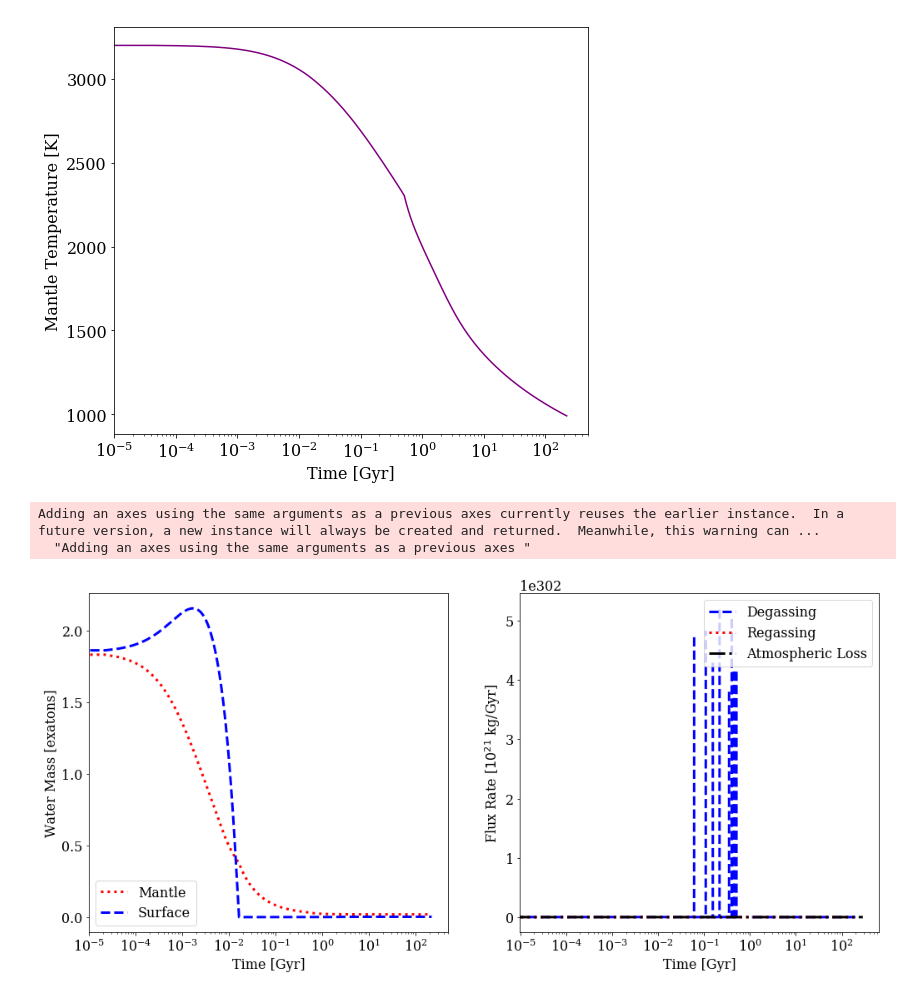
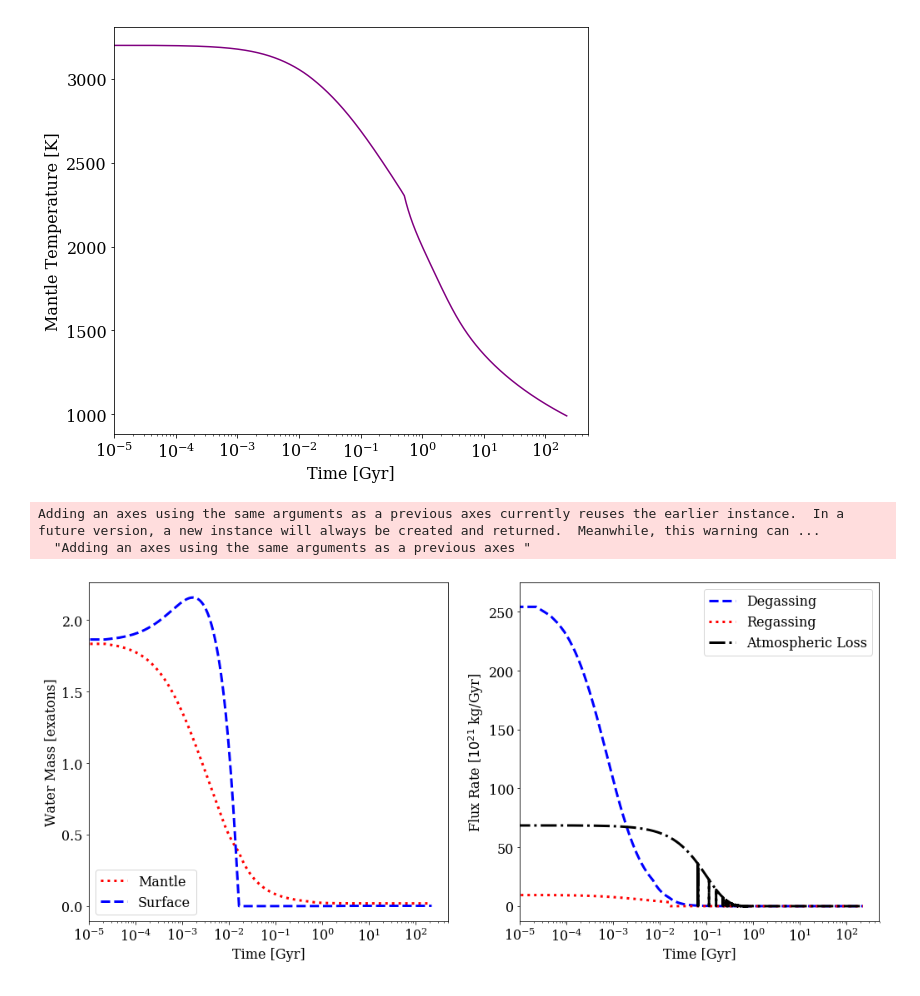
Before and after one commit to KeavinMoore/VolatileEscape-Proof-of-Concept-Model, a Jupyter notebook: Recoded_Scipy_Cycling_Loss_Models.ipynb, the cells around one changed output. Drawn from its saved outputs; the diff is of its cells as text; code cells hidden in the pictures.

```diff
--- a/Recoded_Scipy_Cycling_Loss_Models.ipynb
+++ b/Recoded_Scipy_Cycling_Loss_Models.ipynb
@@ -750,7 +734,7 @@ def f_delta_x_SS(t_twid, temp_twid, x_twid, s_twid, M, params1, params2, params3
                 return (1./Pitwid_max(temp_twid, x_twid, s_twid,M,params1,params2,params3,params4))*(f_wtwid_eff**beta)*((temp_twid-T_stwid)**(beta-1.))*np.exp((-beta/T_mtwid)*((1./temp_twid)-1.)) - \
                     (f_wtwid_eff**(2.*beta))*((temp_twid-T_stwid)**(2.*beta))*np.exp((-2.*beta/T_mtwid)*\
                     ((1./temp_twid)-1.))*x_twid*((temp_twid-T_soltwid+(lambdatwid*(x_twid**gamma)))**theta)
-            elif s_twid < 0:
+            elif s_twid <= 0:
                 return 0. - (f_wtwid_eff**(2.*beta))*((temp_twid-T_stwid)**(2.*beta))*np.exp((-2.*beta/T_mtwid)*\
                     ((1./temp_twid)-1.))*x_twid*((temp_twid-T_soltwid+(lambdatwid*(x_twid**gamma)))**theta)
 
@@ -761,7 +745,7 @@ def f_delta_x_SS(t_twid, temp_twid, x_twid, s_twid, M, params1, params2, params3
                 return (1./Pitwid(M,params1,params2,params3,params4))*(f_wtwid_eff**beta)*((temp_twid-T_stwid)**(beta-1.))*np.exp((-beta/T_mtwid)*((1./temp_twid)-1.)) - 0.
             elif hydr_lhs > hydr_rhs and s_twid > 0.:
                 return (1./Pitwid_max(temp_twid, x_twid, s_twid,M,params1,params2,params3,params4))*(f_wtwid_eff**beta)*((temp_twid-T_stwid)**(beta-1.))*np.exp((-beta/T_mtwid)*((1./temp_twid)-1.)) - 0.
-            elif s_twid < 0:
+            elif s_twid <= 0:
                 return 0. - 0.
 
     elif x_twid <= 0. and s_twid > 0.: #no degassing if no water in mantle
@@ -772,7 +756,7 @@ def f_delta_x_SS(t_twid, temp_twid, x_twid, s_twid, M, params1, params2, params3
             return (1./Pitwid(M,params1,params2,params3,params4))*(f_wtwid_eff**beta)*((temp_twid-T_stwid)**(beta-1.))*np.exp((-beta/T_mtwid)*((1./temp_twid)-1.)) - 0.
         elif hydr_lhs > hydr_rhs and s_twid > 0.:
             return (1./Pitwid_max(temp_twid, x_twid, s_twid,M,params1,params2,params3,params4))*(f_wtwid_eff**beta)*((temp_twid-T_stwid)**(beta-1.))*np.exp((-beta/T_mtwid)*((1./temp_twid)-1.)) - 0.
-        elif s_twid < 0:
+        elif s_twid <= 0:
             return 0. - 0.
 
     elif x_twid > 0. and s_twid <= 0: #no regassing if no water on surface (also no loss)
@@ -830,7 +814,7 @@ def f_delta_s_SS(t_twid, temp_twid, x_twid, s_twid, M, params1, params2, params3
                     ((1./temp_twid)-1.))*x_twid*((temp_twid-T_soltwid+(lambdatwid*(x_twid**gamma)))**theta) - \
                     (1./Pitwid_max(temp_twid, x_twid, s_twid,M,params1,params2,params3,params4))*(f_wtwid_eff**beta)*((temp_twid-T_stwid)**(beta-1.))*np.exp((-beta/T_mtwid)*((1./temp_twid)-1.)) \
                     - loss_factor*np.exp(-(t_twid/tau_SS(M,params1,params2,params3,params4)/year)/t_loss)
-            elif s_twid < 0:
+            elif s_twid <= 0:
                 ds_twid = (f_wtwid_eff**(2.*beta))*((temp_twid-T_stwid)**(2.*beta))*np.exp((-2.*beta/T_mtwid)*\
                     ((1./temp_twid)-1.))*x_twid*((temp_twid-T_soltwid+(lambdatwid*(x_twid**gamma)))**theta) - 0. \
                     - 0.
@@ -844,7 +828,7 @@ def f_delta_s_SS(t_twid, temp_twid, x_twid, s_twid, M, params1, params2, params3
             elif hydr_lhs > hydr_rhs and s_twid > 0.:
                 ds_twid = 0. - (1./Pitwid_max(temp_twid, x_twid, s_twid,M,params1,params2,params3,params4))*(f_wtwid_eff**beta)*((temp_twid-T_stwid)**(beta-1.))*np.exp((-beta/T_mtwid)*((1./temp_twid)-1.)) \
                     - loss_factor*np.exp(-(t_twid/tau_SS(M,params1,params2,params3,params4)/year)/t_loss)
-            elif s_twid < 0:
+            elif s_twid <= 0:
                 return 0. - 0. - 0.
 
         # Can't lose more water than is actually on the surface.
@@ -863,7 +847,7 @@ def f_delta_s_SS(t_twid, temp_twid, x_twid, s_twid, M, params1, params2, params3
         elif hydr_lhs > hydr_rhs and s_twid > 0.:
             ds_twid = 0. - (1./Pitwid_max(temp_twid, x_twid, s_twid,M,params1,params2,params3,params4))*(f_wtwid_eff**beta)*((temp_twid-T_stwid)**(beta-1.))*np.exp((-beta/T_mtwid)*((1./temp_twid)-1.)) \
                 - loss_factor*np.exp(-(t_twid/tau_SS(M,params1,params2,params3,params4)/year)/t_loss)
-        elif s_twid < 0:
+        elif s_twid <= 0:
             ds_twid = 0. - 0. - 0.
 
         # Can't lose more water than is actually on the surface.
@@ -1236,7 +1214,7 @@ def f_delta_x_hyb(t_twid, temp_twid, x_twid, s_twid, M, params1, params2, params
         elif hydr_lhs > hydr_rhs and s_twid > 0.:
             return (1./Etwid_max(temp_twid, x_twid, s_twid, M, params1, params2, params3, params4))*(f_wtwid_eff**beta)*((temp_twid-T_stwid)**(beta-1.))*np.exp((-beta/T_mtwid)*((1./temp_twid)-1.)) - \
                 dg_hyb
-        elif s_twid < 0:
+        elif s_twid <= 0:
              return 0. - (f_wtwid_eff**(2.*beta))*((temp_twid-T_stwid)**(2.*beta))*np.exp((-2.*beta/T_mtwid)*\
                 ((1./temp_twid)-1.))*x_twid*(1./f_degasE)
 
@@ -1246,7 +1224,7 @@ def f_delta_x_hyb(t_twid, temp_twid, x_twid, s_twid, M, params1, params2, params
             return (1./Etwid(M,params1,params2,params3,params4))*(f_wtwid_eff**beta)*((temp_twid-T_stwid)**(beta-1.))*np.exp((-beta/T_mtwid)*((1./temp_twid)-1.)) - 0.
         elif hydr_lhs > hydr_rhs and s_twid > 0.:
             return (1./Etwid_max(temp_twid, x_twid, s_twid, M, params1, params2, params3, params4))*(f_wtwid_eff**beta)*((temp_twid-T_stwid)**(beta-1.))*np.exp((-beta/T_mtwid)*((1./temp_twid)-1.)) - 0.
-        elif s_twid < 0:
+        elif s_twid <= 0:
              return 0. - 0.
 
     elif x_twid > 0. and s_twid <= 0.: #no regassing if no water on surface
@@ -1298,7 +1276,7 @@ def f_delta_s_hyb(t_twid, temp_twid, x_twid, s_twid, M, params1, params2, params
             ds_twid = dg_hyb - \
                 (1./Etwid_max(temp_twid, x_twid, s_twid, M, params1, params2, params3, params4))*(f_wtwid_eff**beta)*((temp_twid-T_stwid)**(beta-1.))*np.exp((-beta/T_mtwid)*((1./temp_twid)-1.)) \
                 - loss_factor*np.exp(-(t_twid/tau_SS(M,params1,params2,params3,params4)/year)/t_loss)
-        elif s_twid < 0:
+        elif s_twid <= 0:
             ds_twid = (f_wtwid_eff**(2.*beta))*((temp_twid-T_stwid)**(2.*beta))*np.exp((-2.*beta/T_mtwid)*\
                 ((1./temp_twid)-1.))*x_twid*(1./f_degasE) - 0. - 0.
 
@@ -1316,7 +1294,7 @@ def f_delta_s_hyb(t_twid, temp_twid, x_twid, s_twid, M, params1, params2, params
         elif hydr_lhs > hydr_rhs and s_twid > 0.:
             ds_twid = 0. - (1./Etwid_max(temp_twid, x_twid, s_twid, M, params1, params2, params3, params4))*(f_wtwid_eff**beta)*((temp_twid-T_stwid)**(beta-1.))*np.exp((-beta/T_mtwid)*((1./temp_twid)-1.)) \
                 - loss_factor*np.exp(-(t_twid/tau_SS(M,params1,params2,params3,params4)/year)/t_loss)
-        elif s_twid < 0:
+        elif s_twid <= 0:
             ds_twid = 0. - 0. - 0.
 
         # Can't lose more water than is actually on the surface.
@@ -1380,7 +1358,7 @@ def f_regas_hyb(t_twid, temp_twid, x_twid, s_twid, M, params1, params2, params3,
             return (1./Etwid(M,params1,params2,params3,params4))*(f_wtwid_eff**beta)*((temp_twid-T_stwid)**(beta-1.))*np.exp((-beta/T_mtwid)*((1./temp_twid)-1.))
         elif hydr_lhs > hydr_rhs and s_twid > 0.:
             return (1./Etwid_max(temp_twid, x_twid, s_twid, M, params1, params2, params3, params4))*(f_wtwid_eff**beta)*((temp_twid-T_stwid)**(beta-1.))*np.exp((-beta/T_mtwid)*((1./temp_twid)-1.))
-        elif s_twid < 0:
+        elif s_twid <= 0:
              return 0.
 
     elif s_twid <= 0.:
@@ -1404,16 +1382,17 @@ def f_degas_hyb(t_twid, temp_twid, x_twid, s_twid, M, params1, params2, params3,
     hydr_lhs = x_h*rho_m*(4.*np.pi/3.)*((Rp(M)**3.)-(Rp(M) - (D_2(M,params1,params2,params3,params4)*np.exp((beta/T_mtwid)*((1./temp_twid)-1.))*(f_wtwid_eff**(-beta))*((temp_twid-T_stwid)**(-(1.+beta)))))**3.)
     hydr_rhs = M*omega_0*f_btwid*s_twid
 
-    if x_twid > 0.:
-
-        if s_twid < 0.:
-            return (f_wtwid_eff**(2.*beta))*((temp_twid-T_stwid)**(2.*beta))*np.exp((-2.*beta/T_mtwid)*\
-                ((1./temp_twid)-1.))*x_twid
-        else:
-            return (f_wtwid_eff**(2.*beta))*((temp_twid-T_stwid)**(2.*beta))*np.exp((-2.*beta/T_mtwid)*\
+    # Degassing check from CA2014
+    if x_twid > 0. and s_twid > 0. and ((gtwid(M)**2.)*s_twid)**(-mu) < (1./f_degasE): #normal degassing
+        return (f_wtwid_eff**(2.*beta))*((temp_twid-T_stwid)**(2.*beta))*np.exp((-2.*beta/T_mtwid)*\
                 ((1./temp_twid)-1.))*x_twid*((gtwid(M)**2.)*s_twid)**(-1.)
-
-    elif x_twid <= 0.:
+    elif x_twid > 0. and s_twid > 0. and ((gtwid(M)**2.)*s_twid)**(-mu) >= (1./f_degasE):
+        return (f_wtwid_eff**(2.*beta))*((temp_twid-T_stwid)**(2.*beta))*np.exp((-2.*beta/T_mtwid)*\
+                ((1./temp_twid)-1.))*x_twid*(1./f_degasE)
+    elif x_twid > 0. and s_twid <= 0.:
+        return (f_wtwid_eff**(2.*beta))*((temp_twid-T_stwid)**(2.*beta))*np.exp((-2.*beta/T_mtwid)*\
+                ((1./temp_twid)-1.))*x_twid*(1./f_degasE)
+    else: #if x_twid <= 0. OR s_twid <=0 ; no degassing --> depends on seafloor pressure, no water = no pressure
         return 0.
 
 def f_loss_hyb(t_twid, temp_twid, x_twid, s_twid, M, params1, params2, params3, params4):
@@ -1562,33 +1541,33 @@ ax = [fig.add_subplot(1,2,i+1) for i in range(2)]
 fig.subplots_adjust(hspace=0)
 
 kg_conv = 2.3e-4*1.3*M_E #[kg]
 
 ax = plt.subplot(1,2,1)
 plt.semilogx(t_array_hyb*2.22, (x_array_hyb*kg_conv/1000./1.0e18), linewidth=3, color='r', linestyle=':', label='Mantle')
 plt.semilogx(t_array_hyb*2.22, (s_array_hyb*kg_conv/1000./1.0e18), linewidth=3, color='b', linestyle='--', label='Surface')
 #The below 2 lines are for plotting the hydrated layer.
 #plt.semilogx(t_array_hyb*2.22, ((s_array_hyb*kg_conv/1000./1.0e18)-M_hydr_hyb/1000./1.0e18), linewidth=3, color='b', linestyle='--', label='Ocean')
 #plt.semilogx(t_array_hyb*2.22, M_hydr_hyb/1000./1.0e18, linewidth=3, color='b', linestyle='-', label='Hydrated Layer')
 plt.xlabel('Time [Gyr]', fontsize=16)
 plt.ylabel('Water Mass [exatons]', fontsize=16)
 plt.legend(loc='lower left', fontsize=16)
 
 dr_conv = (3*np.pi*(6.3781e6)*(0.1/31536000.)*0.05*3.0e3*0.23*3.0e3/0.68) #[kg/s]
 mol_yr_conv = (3153600./0.01801528) # convert [kg/s] to [mol/yr]
 exa_gyr_conv = (3153600.*1.0e9/(1000.*1.0e18)) # convert [kg/s] to [exatons/Gyr]
 # Mol/yr rate consistent with degassing rate of H2O from paper -- 6*10^12 mol/yr!
 
 ax = plt.subplot(1,2,2)
 plt.semilogx(t_array_hyb*2.22, (degas_array_hyb*dr_conv*exa_gyr_conv), linewidth=3, color='b', linestyle='--', label='Degassing')
 plt.semilogx(t_array_hyb*2.22, (regas_array_hyb*dr_conv*exa_gyr_conv), linewidth=3, color='r', linestyle=':', label='Regassing')
-plt.semilogx(t_array_CA*2.87, (loss_array_CA*dr_conv*exa_gyr_conv), linewidth=3, color='k', linestyle='-.', label='Atmospheric Loss')
+plt.semilogx(t_array_hyb*2.22, (loss_array_hyb*dr_conv*exa_gyr_conv), linewidth=3, color='k', linestyle='-.', label='Atmospheric Loss')
 plt.xlabel('Time [Gyr]', fontsize=16)
 plt.ylabel(r'Flux Rate [$10^{21}$ kg/Gyr]', fontsize=16)
 plt.legend(loc='upper right', fontsize=16)
 #plt.savefig('Recoded_hyb_model_cycling_noloss.pdf', bbox_inches='tight')
 #plt.savefig('Recoded_hyb_model_cycling_exploss.pdf', bbox_inches='tight')
-plt.savefig('Recoded_hyb_model_cycling_extremeloss.pdf', bbox_inches='tight')
+#plt.savefig('Recoded_hyb_model_cycling_extremeloss.pdf', bbox_inches='tight')
 # %% [output]
 Adding an axes using the same arguments as a previous axes currently reuses the earlier instance.  In a future version, a new instance will always be created and returned.  Meanwhile, this warning can ...
   "Adding an axes using the same arguments as a previous axes "
-[figure, old version]
+[figure, new version]
```
Also changed, not shown: parts of 8 cells of this notebook, 3 other files.
